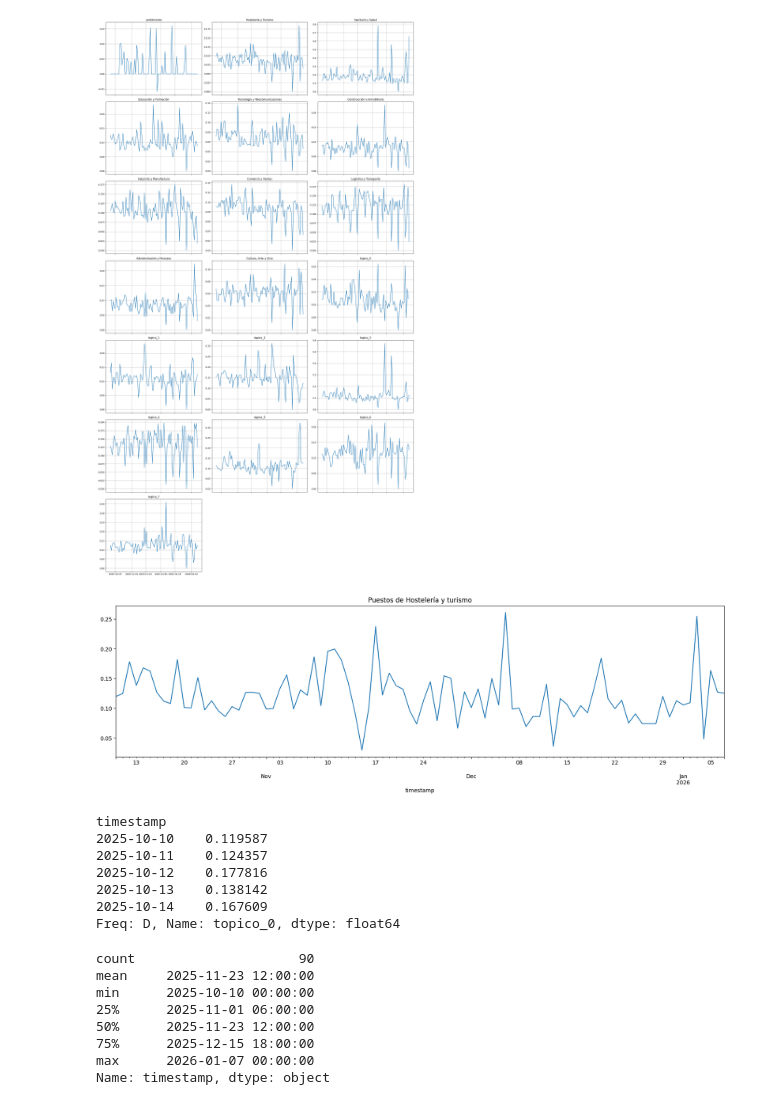
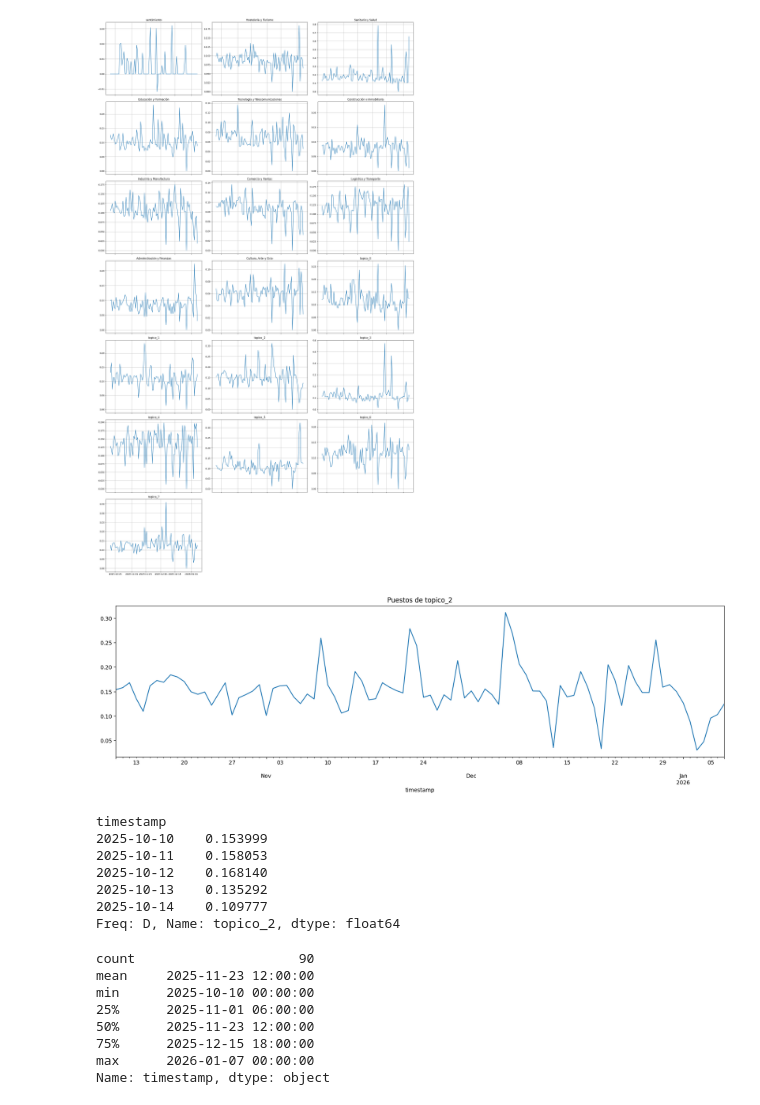
Before and after one commit to MiguelGP-13/DCDC-Project, a Jupyter notebook: dataMination/indicadoresAnalisisTemporal.ipynb, the cells around one changed output. Cells and saved outputs as stored; diff of their text form; code cells hidden in the pictures.

```diff
--- a/dataMination/indicadoresAnalisisTemporal.ipynb
+++ b/dataMination/indicadoresAnalisisTemporal.ipynb
@@ -49,24 +49,24 @@ plt.show()
 # %% [output]
 [figure]
 # %%
-indicador = "topico_0"
+indicador = "topico_2"
 
 # 3. Agrupar por días
 series_diaria = agrupar(df, indicador, freq="D")
 series_diaria = series_diaria.replace(0, np.nan).ffill()
 
-series_diaria.plot(figsize=(20,5), title = "Puestos de Hostelería y turismo")
+series_diaria.plot(figsize=(20,5), title = f"Puestos de {indicador}")
 plt.show()
 series_diaria.head()
 # %% [output]
-[figure, old version]
+[figure, new version]
 timestamp
-2025-10-10    0.119587
-2025-10-11    0.124357
-2025-10-12    0.177816
-2025-10-13    0.138142
-2025-10-14    0.167609
-Freq: D, Name: topico_0, dtype: float64
+2025-10-10    0.153999
+2025-10-11    0.158053
+2025-10-12    0.168140
+2025-10-13    0.135292
+2025-10-14    0.109777
+Freq: D, Name: topico_2, dtype: float64
 # %%
 pd.Series(series_diaria.index).describe()
 # %% [output]
```
Also changed, not shown: parts of 23 cells of this notebook, 1 other file.
